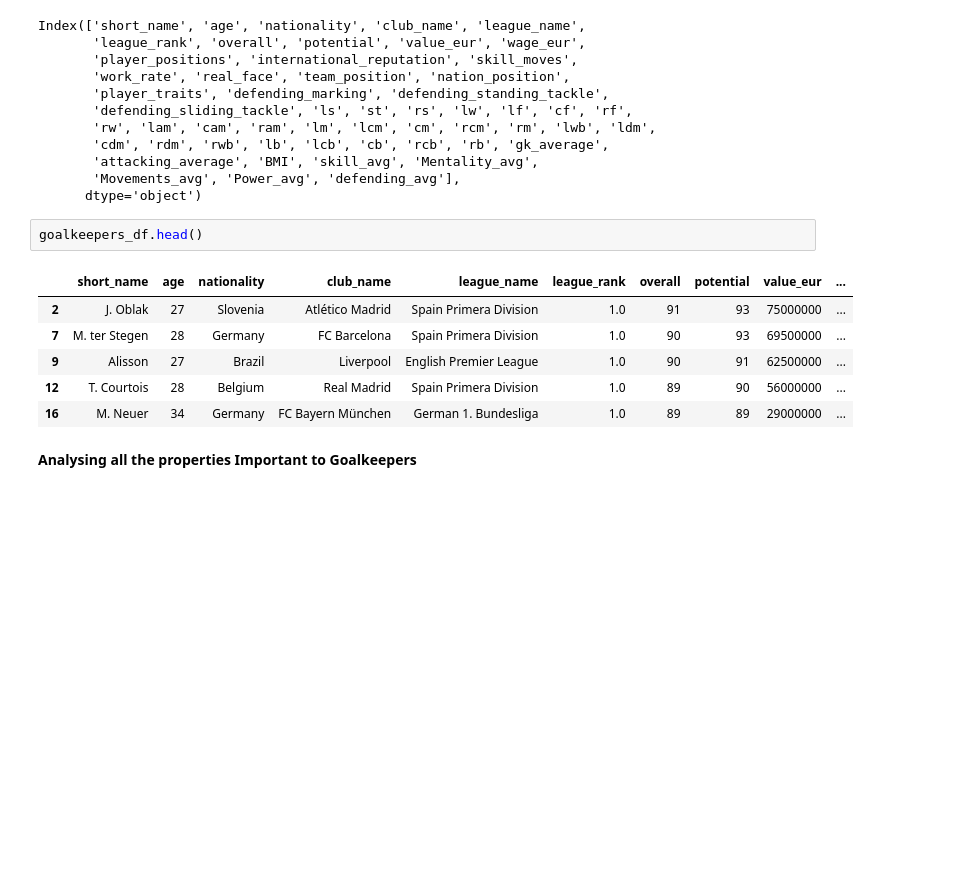
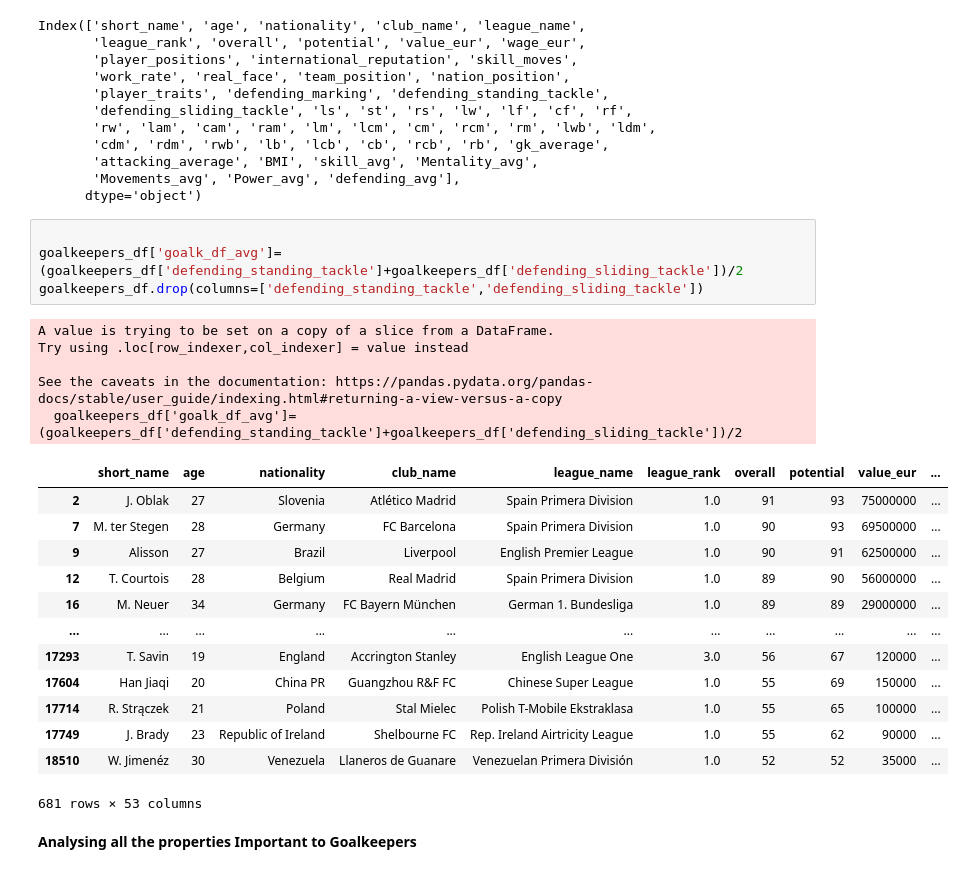
Before and after one commit to SianRods/Data-Science-ML, a Jupyter notebook: DJS Compute Taks/DJS-Compute_Tasks.ipynb, the cells around one changed output. Saved outputs shown, nothing was run; the diff lists cells and outputs as text; blank space fills up the shorter version.

Commit message:
Added Extra processed_fifa_data

```diff
--- a/DJS Compute Taks/DJS-Compute_Tasks.ipynb
+++ b/DJS Compute Taks/DJS-Compute_Tasks.ipynb
@@ -264,15 +264,29 @@ Index(['short_name', 'age', 'nationality', 'club_name', 'league_name',
        'attacking_average', 'BMI', 'skill_avg', 'Mentality_avg',
        'Movements_avg', 'Power_avg', 'defending_avg'],
       dtype='object')
-# %%
-goalkeepers_df.head()
-# %% [output]
-|  | short_name | age | nationality | club_name | league_name | league_rank | overall | potential | value_eur | ... |
-| 2 | J. Oblak | 27 | Slovenia | Atlético Madrid | Spain Primera Division | 1.0 | 91 | 93 | 75000000 | ... |
-| 7 | M. ter Stegen | 28 | Germany | FC Barcelona | Spain Primera Division | 1.0 | 90 | 93 | 69500000 | ... |
-| 9 | Alisson | 27 | Brazil | Liverpool | English Premier League | 1.0 | 90 | 91 | 62500000 | ... |
-| 12 | T. Courtois | 28 | Belgium | Real Madrid | Spain Primera Division | 1.0 | 89 | 90 | 56000000 | ... |
-| 16 | M. Neuer | 34 | Germany | FC Bayern München | German 1. Bundesliga | 1.0 | 89 | 89 | 29000000 | ... |
+# %%
+
+goalkeepers_df['goalk_df_avg']=(goalkeepers_df['defending_standing_tackle']+goalkeepers_df['defending_sliding_tackle'])/2
+goalkeepers_df.drop(columns=['defending_standing_tackle','defending_sliding_tackle'])
+# %% [output]
+A value is trying to be set on a copy of a slice from a DataFrame.
+Try using .loc[row_indexer,col_indexer] = value instead
+
+See the caveats in the documentation: https://pandas.pydata.org/pandas-docs/stable/user_guide/indexing.html#returning-a-view-versus-a-copy
+  goalkeepers_df['goalk_df_avg']=(goalkeepers_df['defending_standing_tackle']+goalkeepers_df['defending_sliding_tackle'])/2
+|  | short_name | age | nationality | club_name | league_name | league_rank | overall | potential | value_eur | ... |
+| 2 | J. Oblak | 27 | Slovenia | Atlético Madrid | Spain Primera Division | 1.0 | 91 | 93 | 75000000 | ... |
+| 7 | M. ter Stegen | 28 | Germany | FC Barcelona | Spain Primera Division | 1.0 | 90 | 93 | 69500000 | ... |
+| 9 | Alisson | 27 | Brazil | Liverpool | English Premier League | 1.0 | 90 | 91 | 62500000 | ... |
+| 12 | T. Courtois | 28 | Belgium | Real Madrid | Spain Primera Division | 1.0 | 89 | 90 | 56000000 | ... |
+| 16 | M. Neuer | 34 | Germany | FC Bayern München | German 1. Bundesliga | 1.0 | 89 | 89 | 29000000 | ... |
+| ... | ... | ... | ... | ... | ... | ... | ... | ... | ... | ... |
+| 17293 | T. Savin | 19 | England | Accrington Stanley | English League One | 3.0 | 56 | 67 | 120000 | ... |
+| 17604 | Han Jiaqi | 20 | China PR | Guangzhou R&F FC | Chinese Super League | 1.0 | 55 | 69 | 150000 | ... |
+| 17714 | R. Strączek | 21 | Poland | Stal Mielec | Polish T-Mobile Ekstraklasa | 1.0 | 55 | 65 | 100000 | ... |
+| 17749 | J. Brady | 23 | Republic of Ireland | Shelbourne FC | Rep. Ireland Airtricity League | 1.0 | 55 | 62 | 90000 | ... |
+| 18510 | W. Jimenéz | 30 | Venezuela | Llaneros de Guanare | Venezuelan Primera División | 1.0 | 52 | 52 | 35000 | ... |
+681 rows × 53 columns
 # %% [markdown]
 **Analysing all the properties Important to Goalkeepers**
 # %%
```
Also changed, not shown: parts of 8 cells of this notebook, 11 other files.
